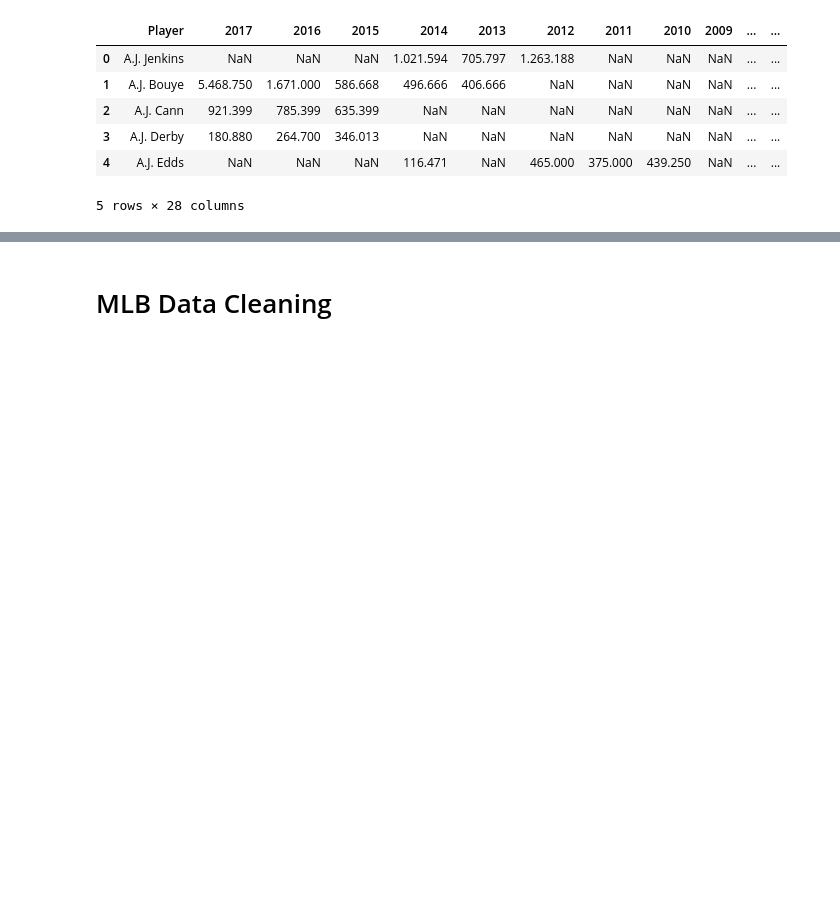
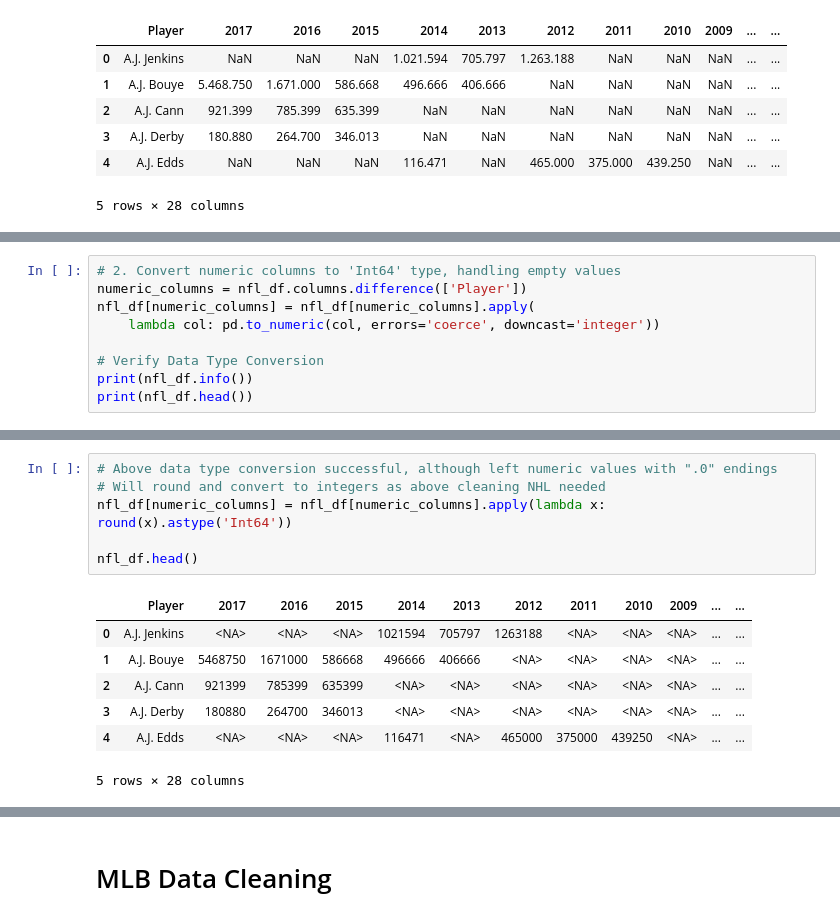
Before and after one commit to JP-Butler/Pro_Sports_Salary_Analysis, a Jupyter notebook: cookiecutter_structure/notebooks/data_cleaning.ipynb, the cells around one changed output, grey strips where cells are left out. Cells and saved outputs as stored; diff of their text form; blank space fills up the shorter version.

```diff
--- a/cookiecutter_structure/notebooks/data_cleaning.ipynb
+++ b/cookiecutter_structure/notebooks/data_cleaning.ipynb
@@ -287,0 +333,9 @@ nfl_df.head()
+# %%
+# 2. Convert numeric columns to 'Int64' type, handling empty values
+numeric_columns = nfl_df.columns.difference(['Player'])
+nfl_df[numeric_columns] = nfl_df[numeric_columns].apply(
+    lambda col: pd.to_numeric(col, errors='coerce', downcast='integer'))
+
+# Verify Data Type Conversion
+print(nfl_df.info())
+print(nfl_df.head())
@@ -287,0 +360,14 @@ nfl_df.head()
+# %%
+# Above data type conversion successful, although left numeric values with ".0" endings
+# Will round and convert to integers as above cleaning NHL needed
+nfl_df[numeric_columns] = nfl_df[numeric_columns].apply(lambda x: round(x).astype('Int64'))
+
+nfl_df.head()
+# %% [output]
+|  | Player | 2017 | 2016 | 2015 | 2014 | 2013 | 2012 | 2011 | 2010 | 2009 | ... | ... |
+| 0 | A.J. Jenkins | <NA> | <NA> | <NA> | 1021594 | 705797 | 1263188 | <NA> | <NA> | <NA> | ... | ... |
+| 1 | A.J. Bouye | 5468750 | 1671000 | 586668 | 496666 | 406666 | <NA> | <NA> | <NA> | <NA> | ... | ... |
+| 2 | A.J. Cann | 921399 | 785399 | 635399 | <NA> | <NA> | <NA> | <NA> | <NA> | <NA> | ... | ... |
+| 3 | A.J. Derby | 180880 | 264700 | 346013 | <NA> | <NA> | <NA> | <NA> | <NA> | <NA> | ... | ... |
+| 4 | A.J. Edds | <NA> | <NA> | <NA> | 116471 | <NA> | 465000 | 375000 | 439250 | <NA> | ... | ... |
+5 rows × 28 columns
```
Also changed, not shown: parts of 6 cells of this notebook.
